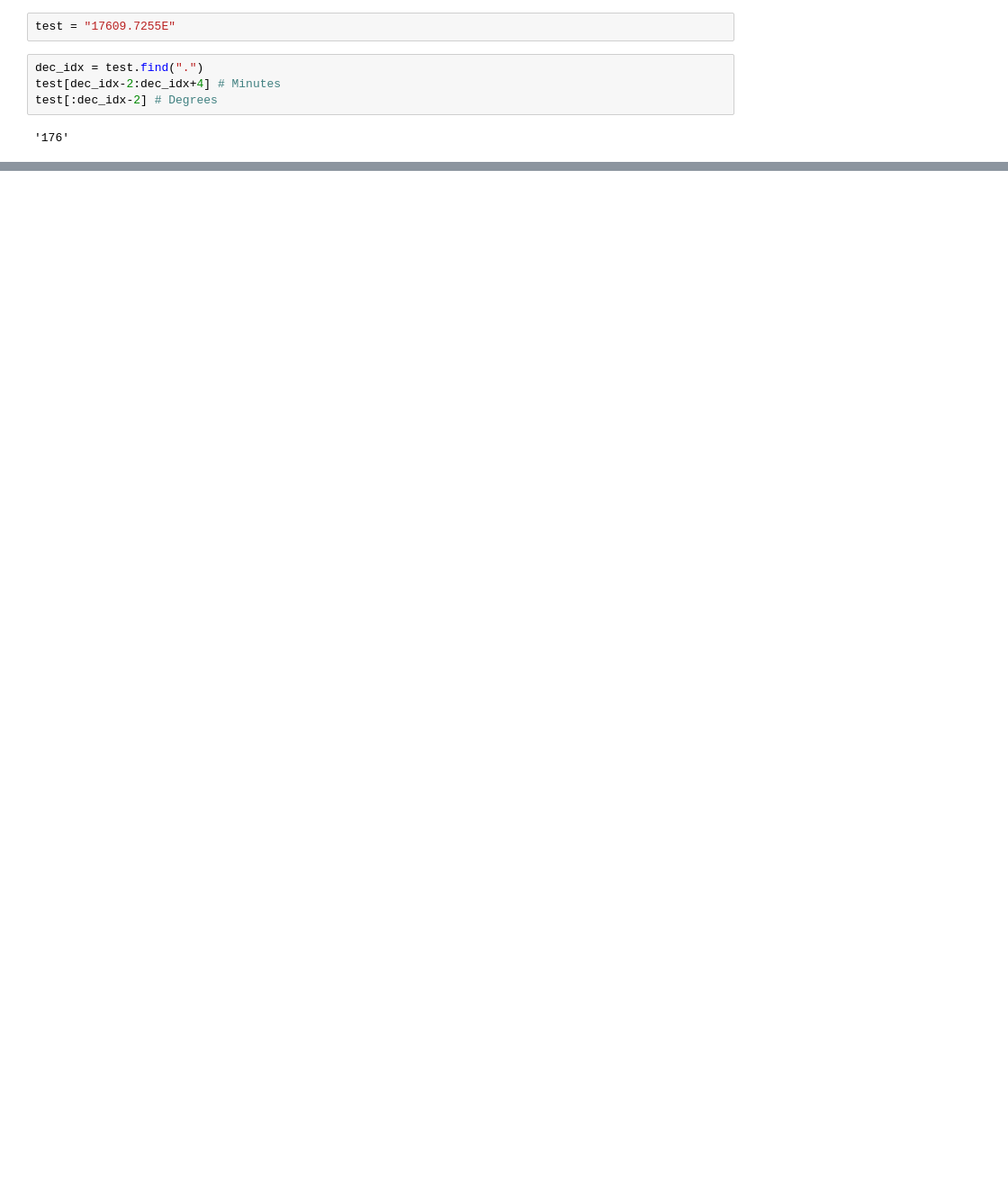
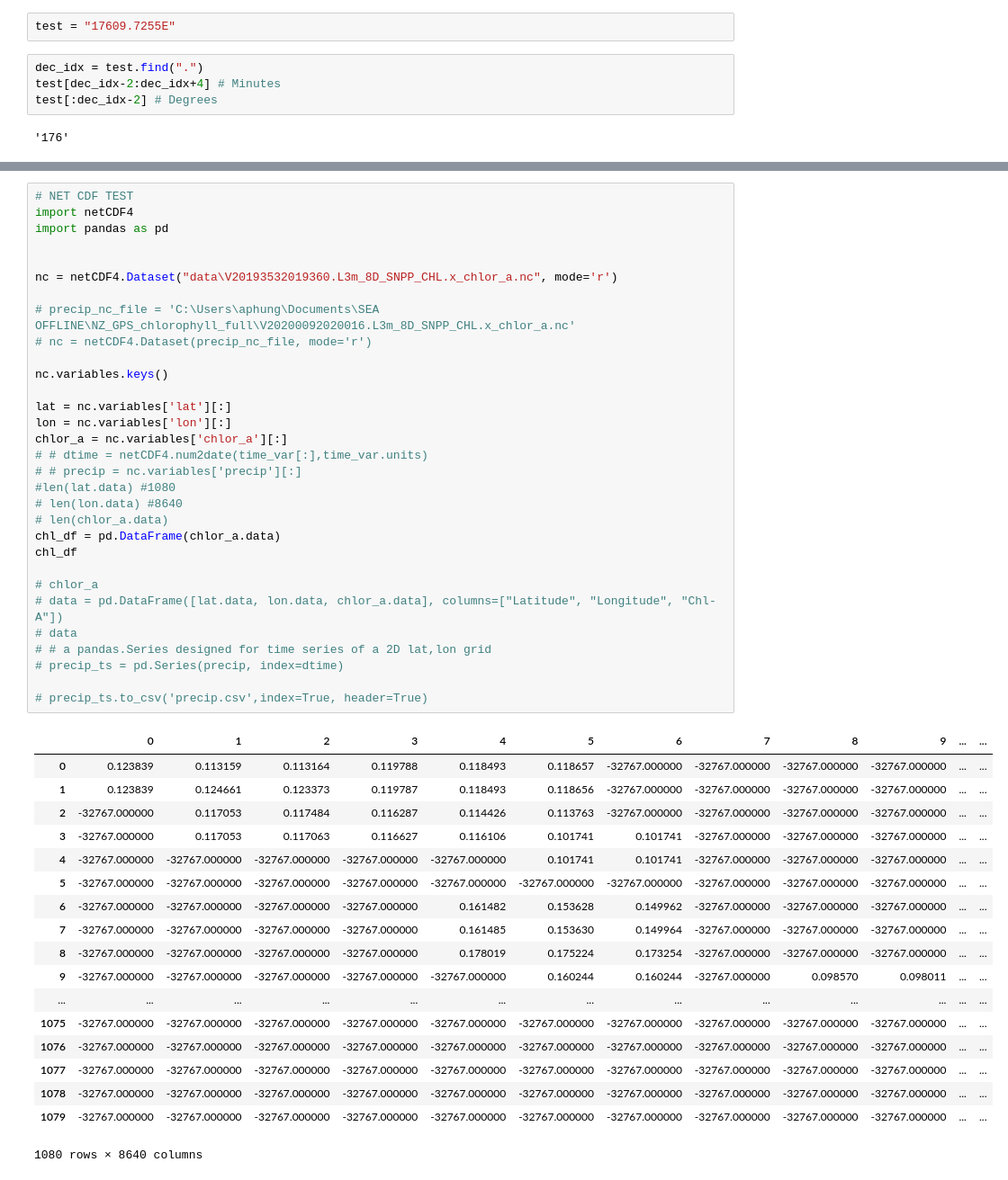
Before and after one commit to AmyPhung/chl-a-comparison, a Jupyter notebook: Workbook5.ipynb, the cells around one changed output, grey strips where cells are left out. Shown: that part at 90% size. Cells and saved outputs as stored; diff of their text form; blank space fills up the shorter version.

```diff
--- a/Workbook5.ipynb
+++ b/Workbook5.ipynb
@@ -1035,0 +937,50 @@ Name: GPS-lab-Lon, Length: 34396, dtype: object
+# %%
+# NET CDF TEST
+import netCDF4
+import pandas as pd
+
+
+nc = netCDF4.Dataset("data\V20193532019360.L3m_8D_SNPP_CHL.x_chlor_a.nc", mode='r')
+
+# precip_nc_file = 'C:\Users\aphung\Documents\SEA OFFLINE\NZ_GPS_chlorophyll_full\V20200092020016.L3m_8D_SNPP_CHL.x_chlor_a.nc'
+# nc = netCDF4.Dataset(precip_nc_file, mode='r')
+
+nc.variables.keys()
+
+lat = nc.variables['lat'][:]
+lon = nc.variables['lon'][:]
+chlor_a = nc.variables['chlor_a'][:]
+# # dtime = netCDF4.num2date(time_var[:],time_var.units)
+# # precip = nc.variables['precip'][:]
+#len(lat.data) #1080
+# len(lon.data) #8640
+# len(chlor_a.data)
+chl_df = pd.DataFrame(chlor_a.data)
+chl_df
+
+# chlor_a
+# data = pd.DataFrame([lat.data, lon.data, chlor_a.data], columns=["Latitude", "Longitude", "Chl-A"])
+# data
+# # a pandas.Series designed for time series of a 2D lat,lon grid
+# precip_ts = pd.Series(precip, index=dtime)
+
+# precip_ts.to_csv('precip.csv',index=True, header=True)
+# %% [output]
+|  | 0 | 1 | 2 | 3 | 4 | 5 | 6 | 7 | 8 | 9 | ... | ... |
+| 0 | 0.123839 | 0.113159 | 0.113164 | 0.119788 | 0.118493 | 0.118657 | -32767.000000 | -32767.000000 | -32767.000000 | -32767.000000 | ... | ... |
+| 1 | 0.123839 | 0.124661 | 0.123373 | 0.119787 | 0.118493 | 0.118656 | -32767.000000 | -32767.000000 | -32767.000000 | -32767.000000 | ... | ... |
+| 2 | -32767.000000 | 0.117053 | 0.117484 | 0.116287 | 0.114426 | 0.113763 | -32767.000000 | -32767.000000 | -32767.000000 | -32767.000000 | ... | ... |
+| 3 | -32767.000000 | 0.117053 | 0.117063 | 0.116627 | 0.116106 | 0.101741 | 0.101741 | -32767.000000 | -32767.000000 | -32767.000000 | ... | ... |
+| 4 | -32767.000000 | -32767.000000 | -32767.000000 | -32767.000000 | -32767.000000 | 0.101741 | 0.101741 | -32767.000000 | -32767.000000 | -32767.000000 | ... | ... |
+| 5 | -32767.000000 | -32767.000000 | -32767.000000 | -32767.000000 | -32767.000000 | -32767.000000 | -32767.000000 | -32767.000000 | -32767.000000 | -32767.000000 | ... | ... |
+| 6 | -32767.000000 | -32767.000000 | -32767.000000 | -32767.000000 | 0.161482 | 0.153628 | 0.149962 | -32767.000000 | -32767.000000 | -32767.000000 | ... | ... |
+| 7 | -32767.000000 | -32767.000000 | -32767.000000 | -32767.000000 | 0.161485 | 0.153630 | 0.149964 | -32767.000000 | -32767.000000 | -32767.000000 | ... | ... |
+| 8 | -32767.000000 | -32767.000000 | -32767.000000 | -32767.000000 | 0.178019 | 0.175224 | 0.173254 | -32767.000000 | -32767.000000 | -32767.000000 | ... | ... |
+| 9 | -32767.000000 | -32767.000000 | -32767.000000 | -32767.000000 | -32767.000000 | 0.160244 | 0.160244 | -32767.000000 | 0.098570 | 0.098011 | ... | ... |
+| ... | ... | ... | ... | ... | ... | ... | ... | ... | ... | ... | ... | ... |
+| 1075 | -32767.000000 | -32767.000000 | -32767.000000 | -32767.000000 | -32767.000000 | -32767.000000 | -32767.000000 | -32767.000000 | -32767.000000 | -32767.000000 | ... | ... |
+| 1076 | -32767.000000 | -32767.000000 | -32767.000000 | -32767.000000 | -32767.000000 | -32767.000000 | -32767.000000 | -32767.000000 | -32767.000000 | -32767.000000 | ... | ... |
+| 1077 | -32767.000000 | -32767.000000 | -32767.000000 | -32767.000000 | -32767.000000 | -32767.000000 | -32767.000000 | -32767.000000 | -32767.000000 | -32767.000000 | ... | ... |
+| 1078 | -32767.000000 | -32767.000000 | -32767.000000 | -32767.000000 | -32767.000000 | -32767.000000 | -32767.000000 | -32767.000000 | -32767.000000 | -32767.000000 | ... | ... |
+| 1079 | -32767.000000 | -32767.000000 | -32767.000000 | -32767.000000 | -32767.000000 | -32767.000000 | -32767.000000 | -32767.000000 | -32767.000000 | -32767.000000 | ... | ... |
+1080 rows × 8640 columns
```
Also changed, not shown: parts of 25 cells of this notebook.
